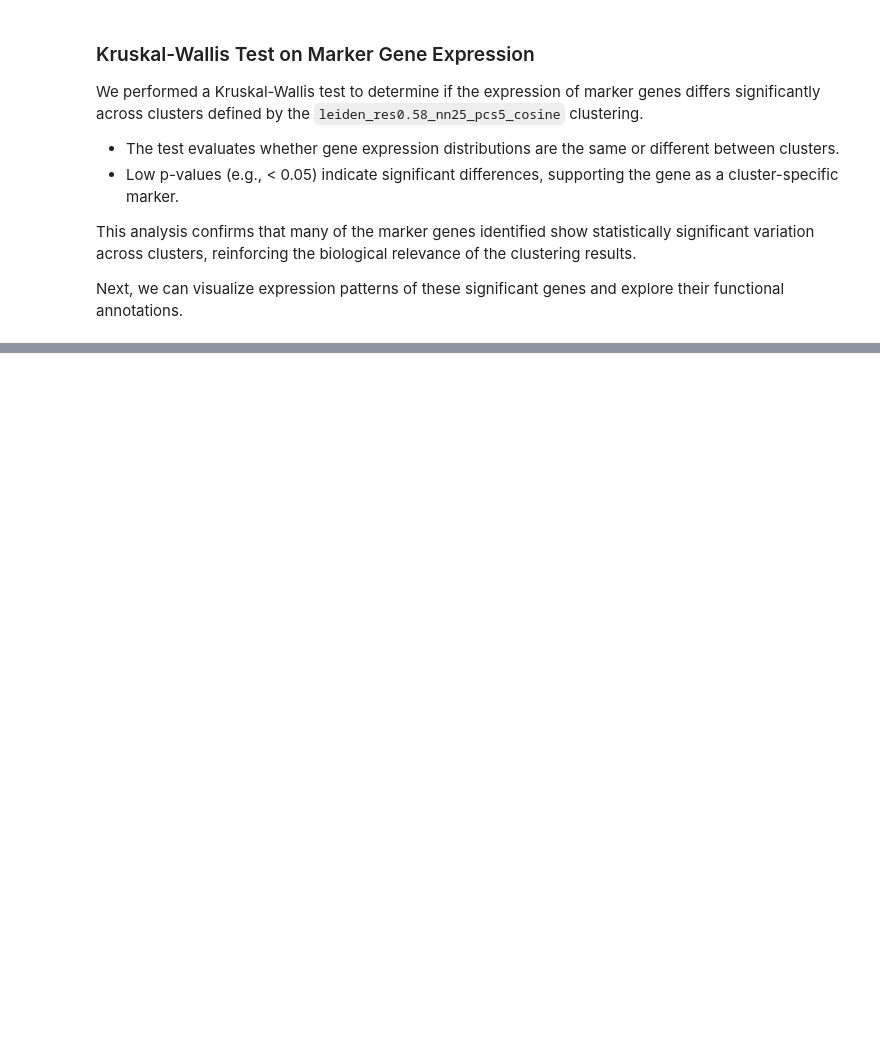
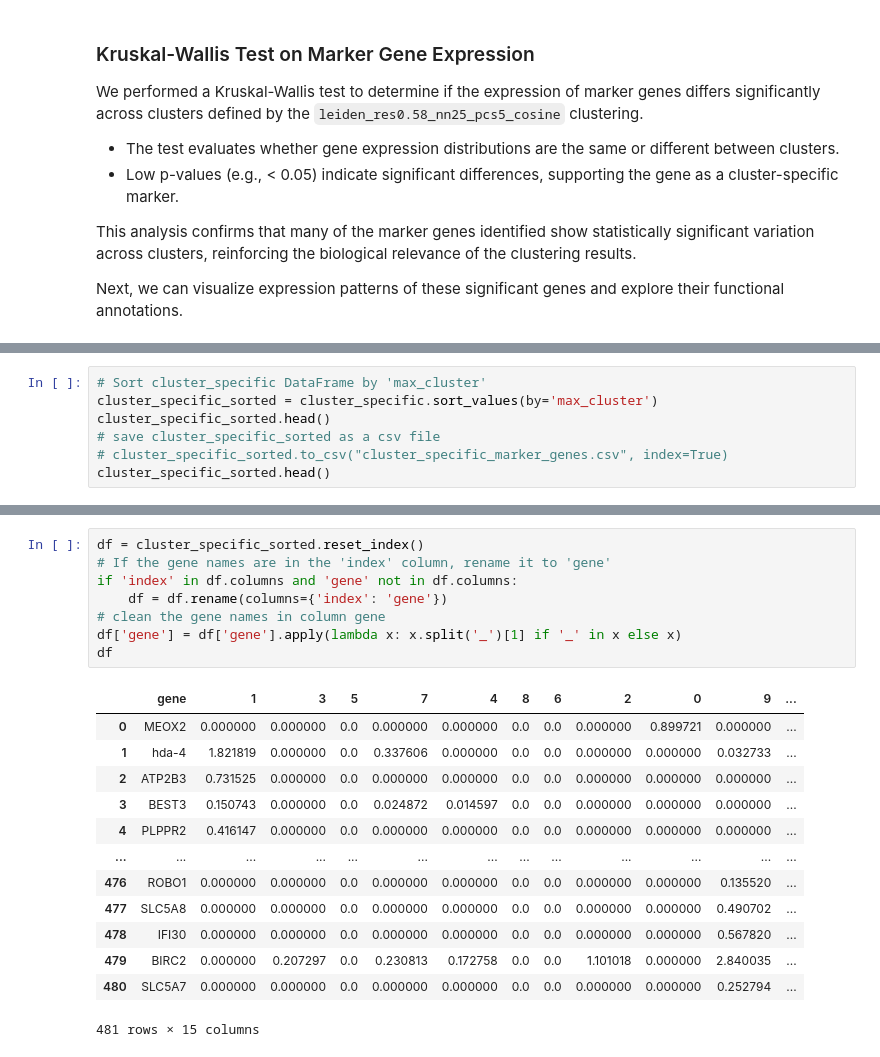
Before and after one commit to ateferos77/Butryllus_Brain_scRNAseq, a Jupyter notebook: Botryllus_dataset2_Base.ipynb, the cells around one changed output, grey strips where cells are left out. Drawn from its saved outputs; the diff is of its cells as text; blank space fills up the shorter version.

```diff
--- a/Botryllus_dataset2_Base.ipynb
+++ b/Botryllus_dataset2_Base.ipynb
@@ -1153,0 +1097,7 @@ out.head(10)
+# %%
+# Sort cluster_specific DataFrame by 'max_cluster'
+cluster_specific_sorted = cluster_specific.sort_values(by='max_cluster')
+cluster_specific_sorted.head()
+# save cluster_specific_sorted as a csv file
+# cluster_specific_sorted.to_csv("cluster_specific_marker_genes.csv", index=True)
+cluster_specific_sorted.head()
@@ -1153,0 +1111,22 @@ out.head(10)
+# %%
+df = cluster_specific_sorted.reset_index()
+# If the gene names are in the 'index' column, rename it to 'gene'
+if 'index' in df.columns and 'gene' not in df.columns:
+	df = df.rename(columns={'index': 'gene'})
+# clean the gene names in column gene
+df['gene'] = df['gene'].apply(lambda x: x.split('_')[1] if '_' in x else x)
+df
+# %% [output]
+|  | gene | 1 | 3 | 5 | 7 | 4 | 8 | 6 | 2 | 0 | 9 | ... |
+| 0 | MEOX2 | 0.000000 | 0.000000 | 0.0 | 0.000000 | 0.000000 | 0.0 | 0.0 | 0.000000 | 0.899721 | 0.000000 | ... |
+| 1 | hda-4 | 1.821819 | 0.000000 | 0.0 | 0.337606 | 0.000000 | 0.0 | 0.0 | 0.000000 | 0.000000 | 0.032733 | ... |
+| 2 | ATP2B3 | 0.731525 | 0.000000 | 0.0 | 0.000000 | 0.000000 | 0.0 | 0.0 | 0.000000 | 0.000000 | 0.000000 | ... |
+| 3 | BEST3 | 0.150743 | 0.000000 | 0.0 | 0.024872 | 0.014597 | 0.0 | 0.0 | 0.000000 | 0.000000 | 0.000000 | ... |
+| 4 | PLPPR2 | 0.416147 | 0.000000 | 0.0 | 0.000000 | 0.000000 | 0.0 | 0.0 | 0.000000 | 0.000000 | 0.000000 | ... |
+| ... | ... | ... | ... | ... | ... | ... | ... | ... | ... | ... | ... | ... |
+| 476 | ROBO1 | 0.000000 | 0.000000 | 0.0 | 0.000000 | 0.000000 | 0.0 | 0.0 | 0.000000 | 0.000000 | 0.135520 | ... |
+| 477 | SLC5A8 | 0.000000 | 0.000000 | 0.0 | 0.000000 | 0.000000 | 0.0 | 0.0 | 0.000000 | 0.000000 | 0.490702 | ... |
+| 478 | IFI30 | 0.000000 | 0.000000 | 0.0 | 0.000000 | 0.000000 | 0.0 | 0.0 | 0.000000 | 0.000000 | 0.567820 | ... |
+| 479 | BIRC2 | 0.000000 | 0.207297 | 0.0 | 0.230813 | 0.172758 | 0.0 | 0.0 | 1.101018 | 0.000000 | 2.840035 | ... |
+| 480 | SLC5A7 | 0.000000 | 0.000000 | 0.0 | 0.000000 | 0.000000 | 0.0 | 0.0 | 0.000000 | 0.000000 | 0.252794 | ... |
+481 rows × 15 columns
```
Also changed, not shown: parts of 6 cells of this notebook.
